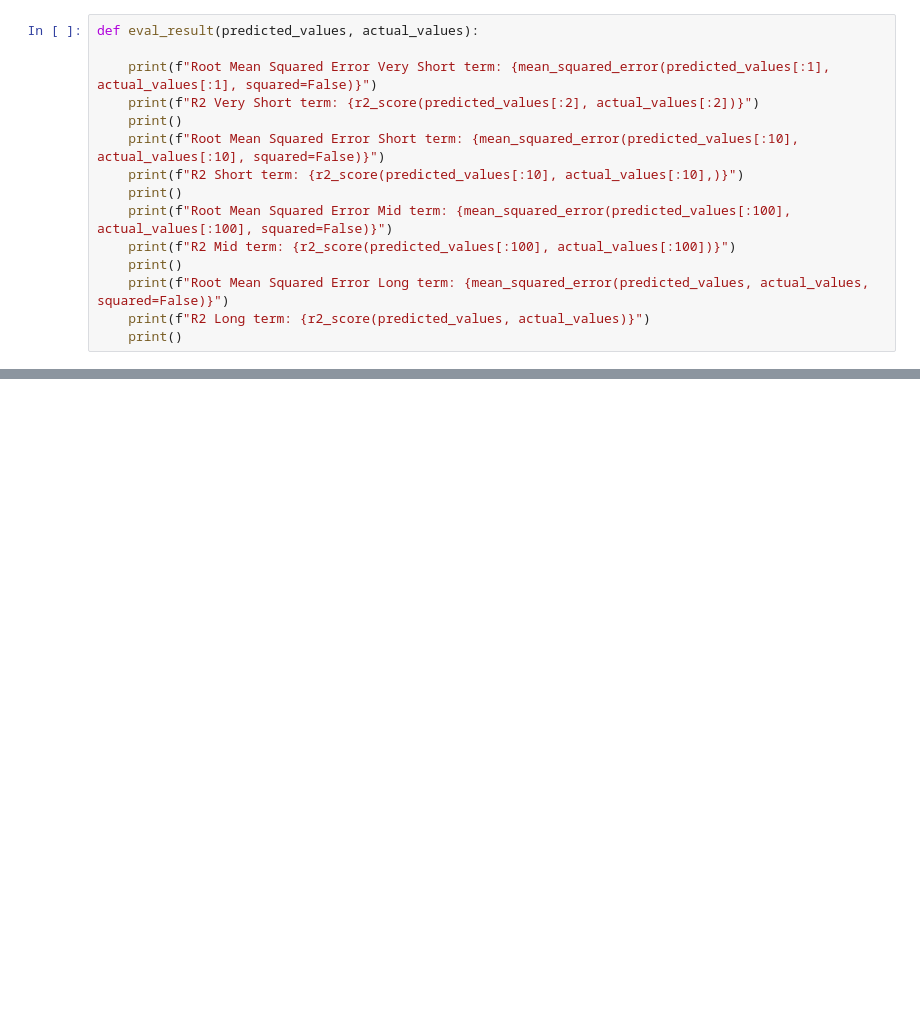
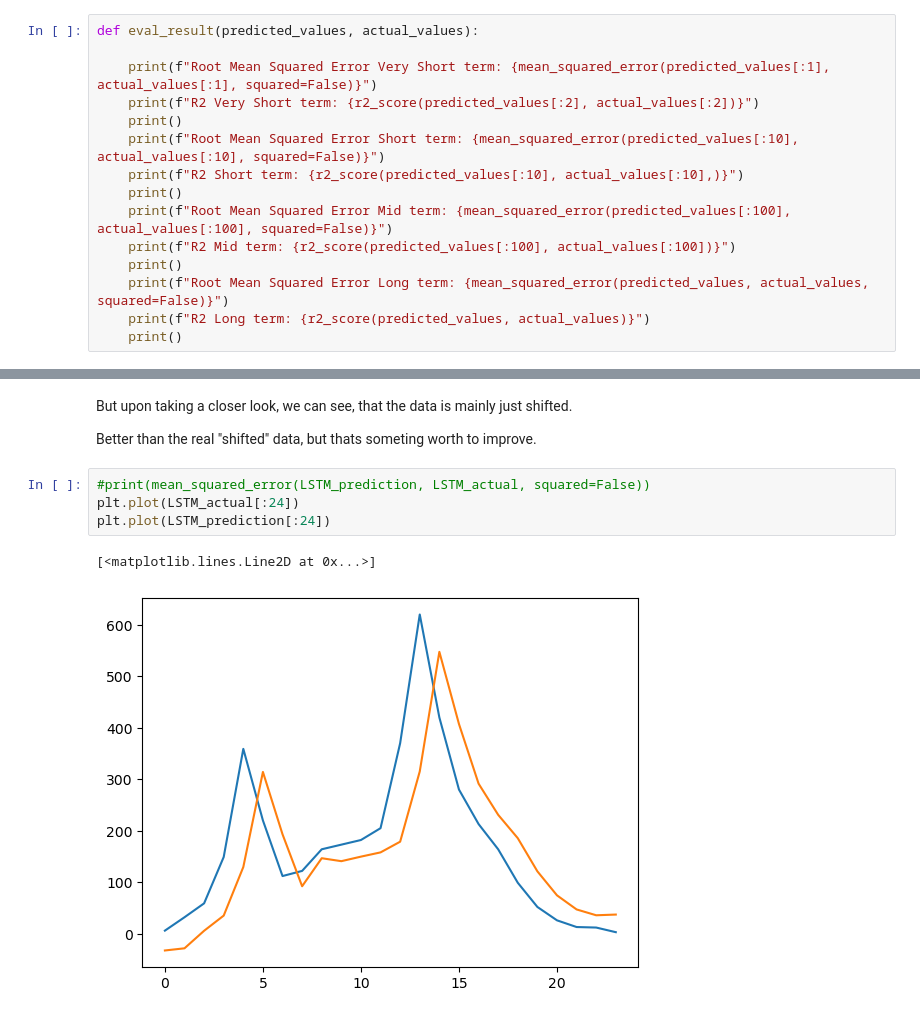
Before and after one commit to JuliusScheuerer/AA_Team_12_Assignment, a Jupyter notebook: AA_Team_12_Code.ipynb, the cells around one changed output, grey strips where cells are left out. Cells and saved outputs as stored; diff of their text form; blank space fills up the shorter version.

```diff
--- a/AA_Team_12_Code.ipynb
+++ b/AA_Team_12_Code.ipynb
@@ -817,0 +1106,11 @@ print(f"R2 Very Short term: {r2_score(predictions, test_set.values)}")
+# %% [markdown]
+But upon taking a closer look, we can see, that the data is mainly just shifted.
+
+Better than the real "shifted" data, but thats someting worth to improve.
+# %%
+#print(mean_squared_error(LSTM_prediction, LSTM_actual, squared=False))
+plt.plot(LSTM_actual[:24])
+plt.plot(LSTM_prediction[:24])
+# %% [output]
+[<matplotlib.lines.Line2D at 0x...>]
+[figure, added]
```
Also changed, not shown: parts of 102 cells of this notebook.
